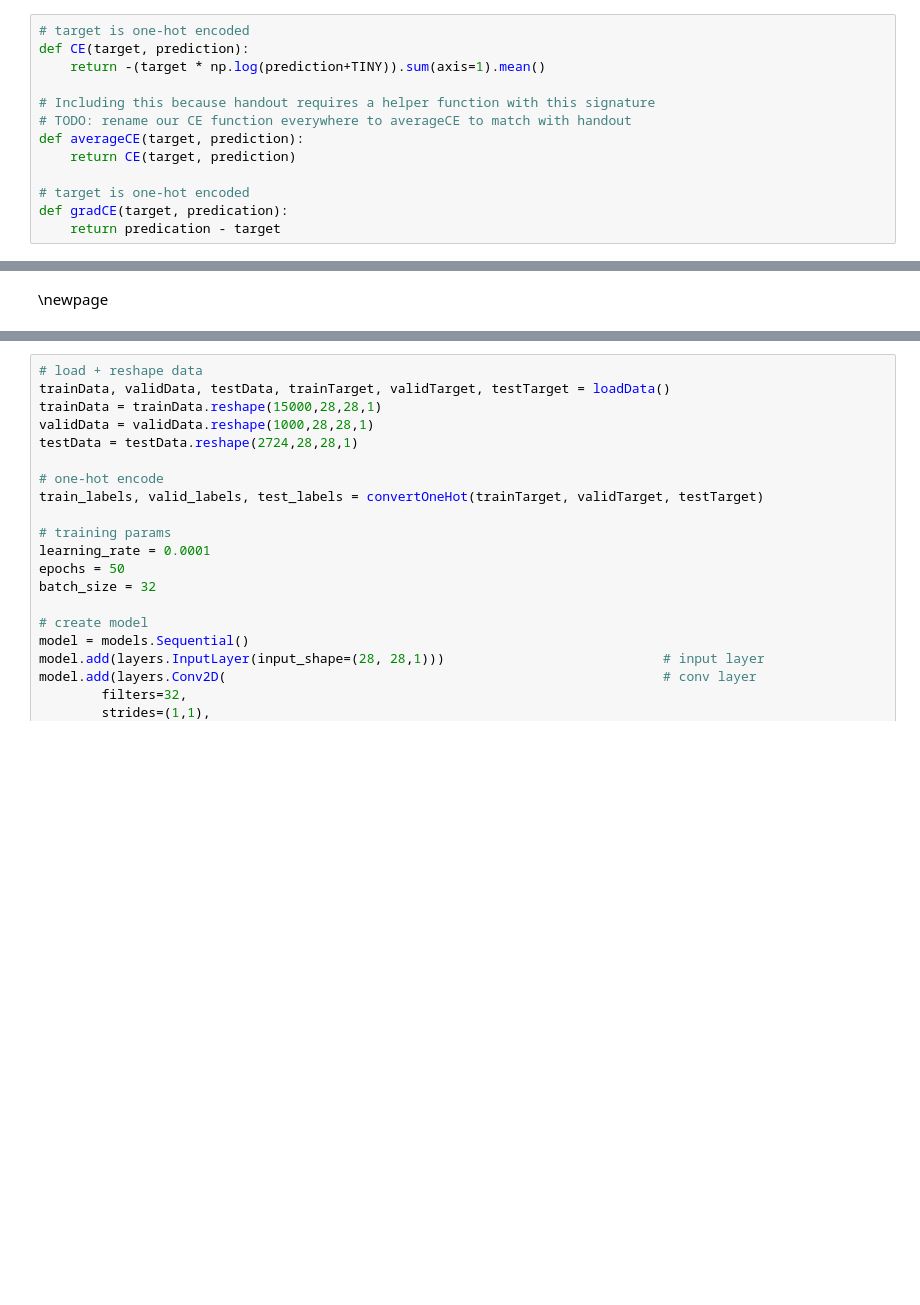
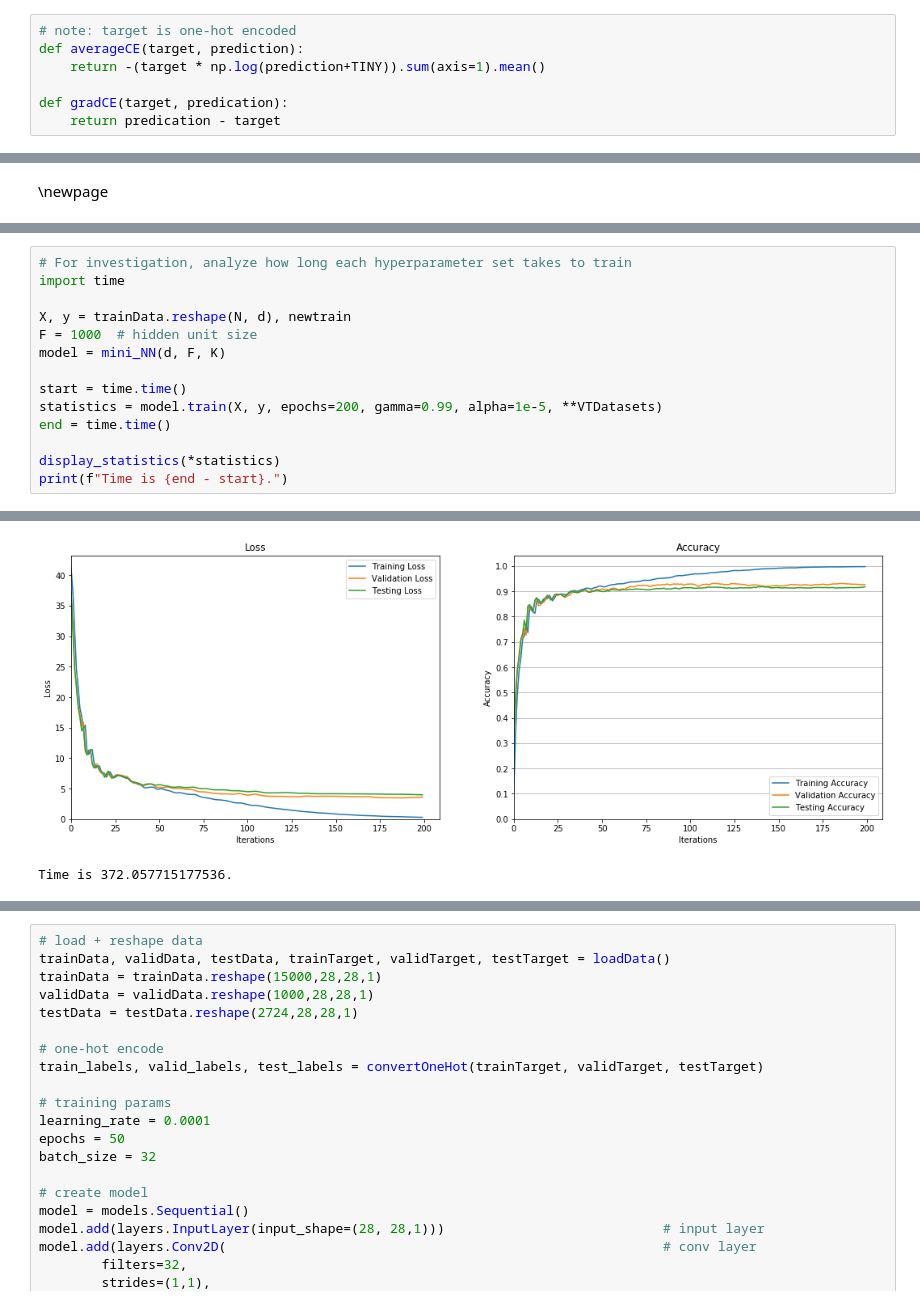
Before and after one commit to ekeilty17/ECE421-Assignments, a Jupyter notebook: A2/A2 WriteUp.ipynb, the cells around one changed output, grey strips where cells are left out. Saved outputs shown, nothing was run; the diff lists cells and outputs as text; blank space fills up the shorter version.

```diff
--- a/A2/A2 WriteUp.ipynb
+++ b/A2/A2 WriteUp.ipynb
@@ -186,14 +179,8 @@ def computeLayer(X, W, b):
     return X @ W.T + b
 # %%
-# target is one-hot encoded
-def CE(target, prediction):
+# note: target is one-hot encoded
+def averageCE(target, prediction):
     return -(target * np.log(prediction+TINY)).sum(axis=1).mean()
 
-# Including this because handout requires a helper function with this signature
-# TODO: rename our CE function everywhere to averageCE to match with handout
-def averageCE(target, prediction):
-    return CE(target, prediction)
-
-# target is one-hot encoded
 def gradCE(target, predication):
     return predication - target
@@ -431,0 +334,15 @@ From the plots, we observe that training should have stopped at an early stoppin
+# %%
+# For investigation, analyze how long each hyperparameter set takes to train
+import time
+
+X, y = trainData.reshape(N, d), newtrain
+F = 1000  # hidden unit size
+model = mini_NN(d, F, K)
+
+start = time.time()
+statistics = model.train(X, y, epochs=200, gamma=0.99, alpha=1e-5, **VTDatasets)
+end = time.time()
+
+display_statistics(*statistics)
+print(f"Time is {end - start}.")
+# %% [output]
@@ -431,0 +352,2 @@ From the plots, we observe that training should have stopped at an early stoppin
+[figure, added]
+Time is 372.057715177536.
```
Also changed, not shown: parts of 32 cells of this notebook, 1 other file.
